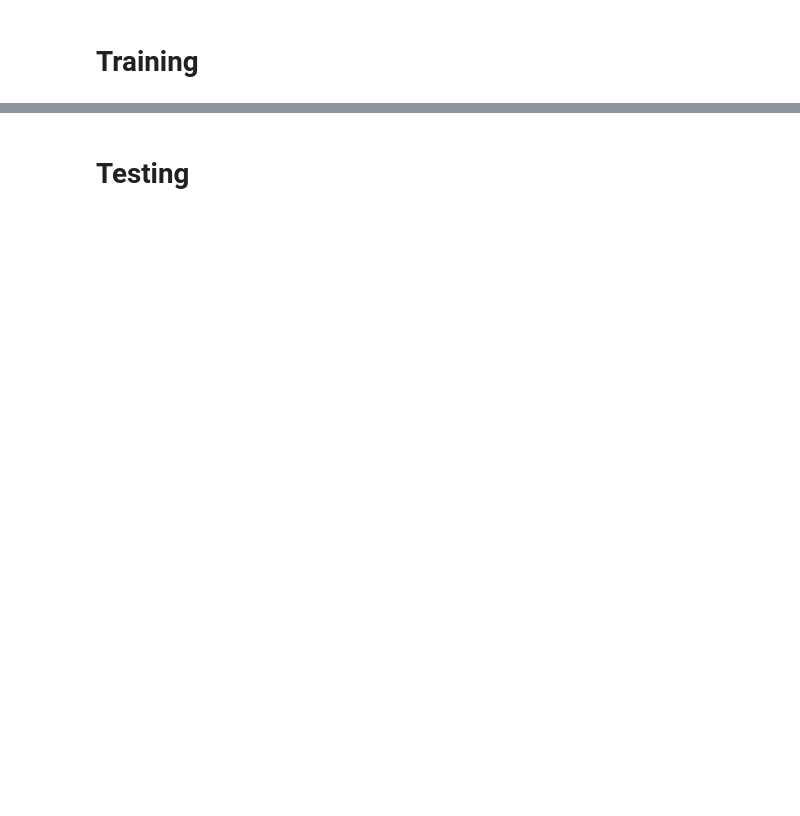
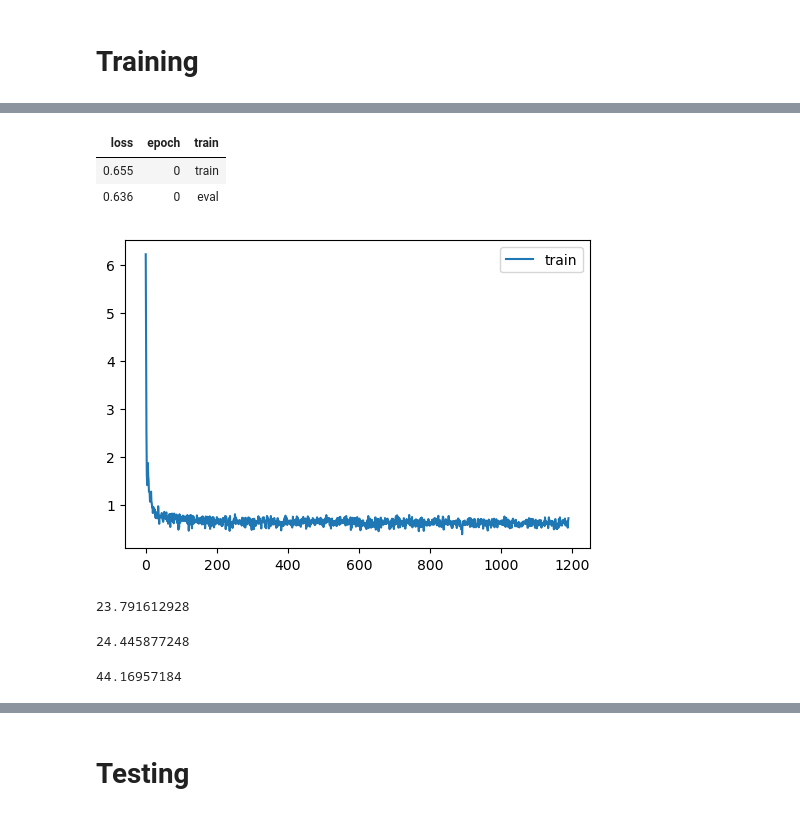
Before and after one commit to fastai/minai, a Jupyter notebook: llm_example.ipynb, the cells around one changed output, grey strips where cells are left out. Cells and saved outputs as stored; diff of their text form; code cells hidden in the pictures; blank space fills up the shorter version.

```diff
--- a/llm_example.ipynb
+++ b/llm_example.ipynb
@@ -125,0 +220,7 @@ learn = Learner(model, dls, loss_func=loss_fn, lr=lr, cbs=cbs, opt_func=torch.op
+# %%
+learn.fit(1, cbs=prog)
+# %% [output]
+| loss | epoch | train |
+| 0.655 | 0 | train |
+| 0.636 | 0 | eval |
+[figure, added]
@@ -126,2 +229,17 @@ learn = Learner(model, dls, loss_func=loss_fn, lr=lr, cbs=cbs, opt_func=torch.op
+# %%
+#SGD
+torch.cuda.max_memory_allocated()/1_000_000_000
+# %% [output]
+23.791612928
+# %%
+#mom
+torch.cuda.max_memory_allocated()/1_000_000_000
+# %% [output]
+24.445877248
+# %%
+#adam
+torch.cuda.max_memory_allocated()/1_000_000_000
+# %% [output]
+44.16957184
 # %%
 # learn.lr_find(max_mult=10)
```
Also changed, not shown: parts of 51 cells of this notebook, 4 other files.
